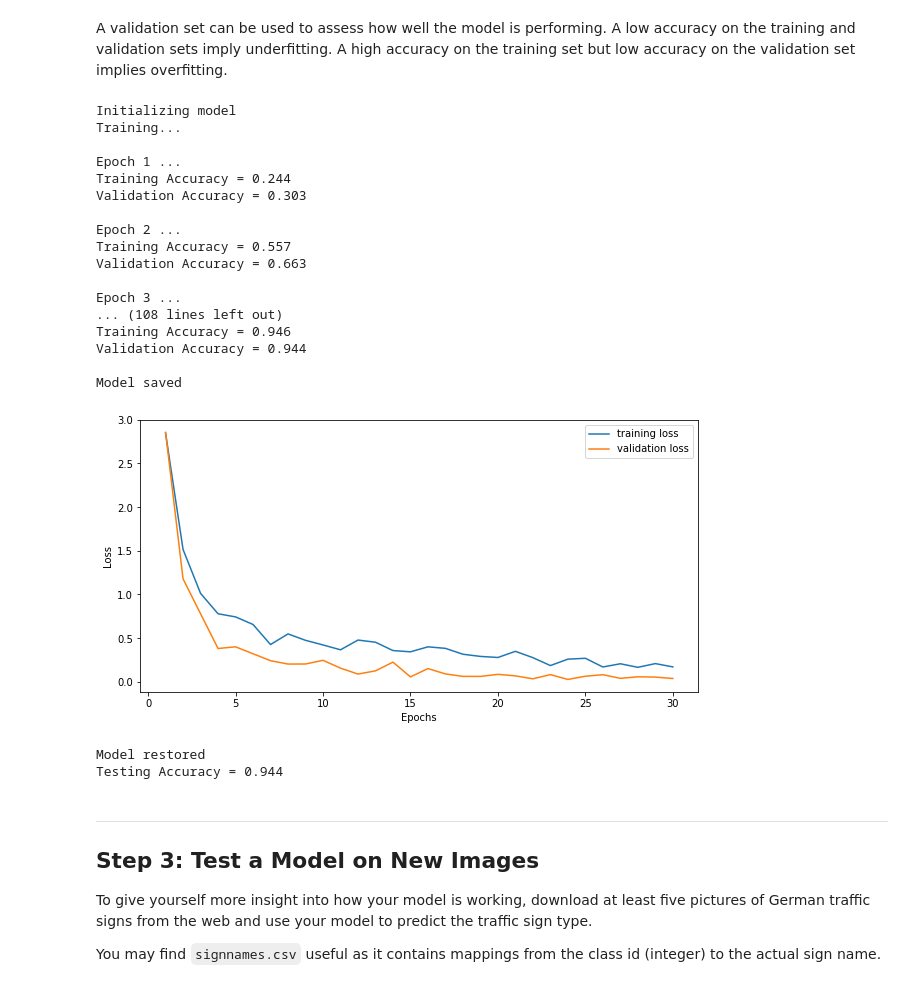
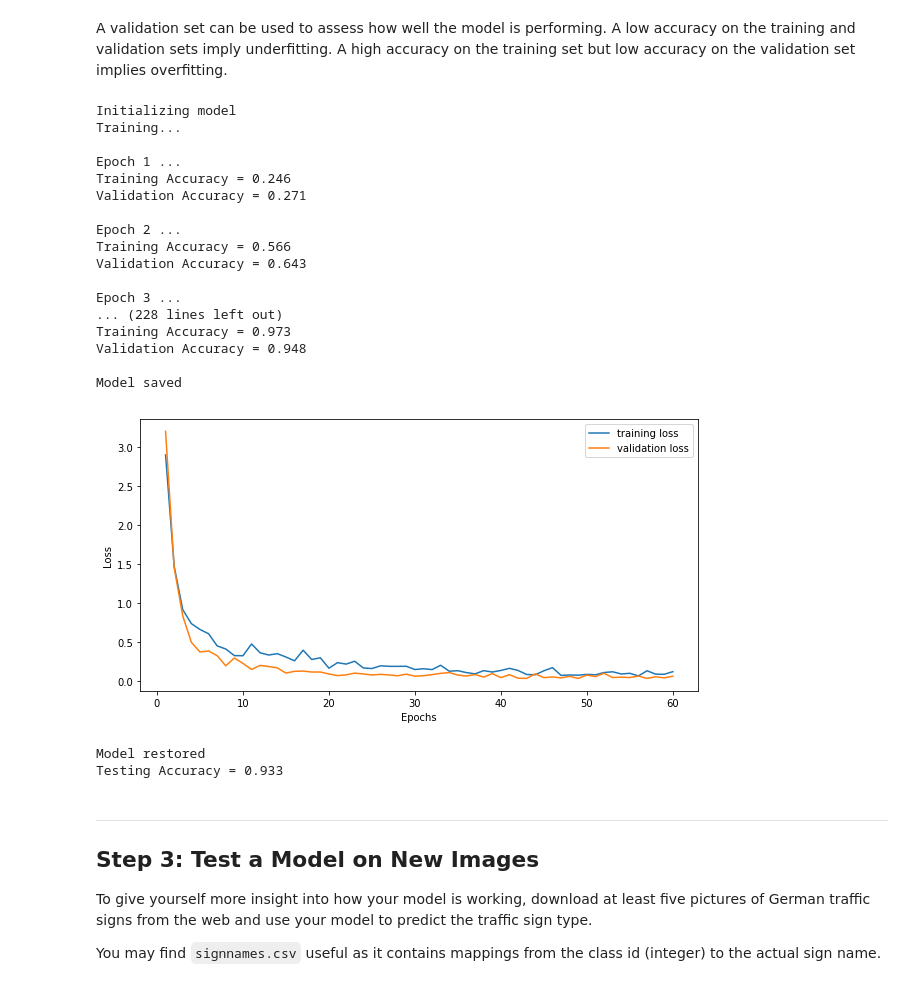
Before and after one commit to boldorider4/udacity_self_driving_engineer, a Jupyter notebook: P02-TrafficSign/Traffic_Sign_Classifier.ipynb, the cells around one changed output. Saved outputs shown, nothing was run; the diff lists cells and outputs as text; code cells hidden in the pictures.

Commit message:
[Project 02] The test set should be used for testing

```diff
--- a/P02-TrafficSign/Traffic_Sign_Classifier.ipynb
+++ b/P02-TrafficSign/Traffic_Sign_Classifier.ipynb
@@ -353,7 +353,7 @@ training_loss_history = []
 validation_loss_history = []
 
 # Epochs
-epochs = 30
+epochs = 60
 
 with tf.Session() as sess:
     if os.path.isfile('./lenet.meta'):
@@ -376,41 +376,41 @@ with tf.Session() as sess:
         validation_accuracy, validation_loss = evaluate(X_valid_norm, y_valid, n_valid, keep_prob_valid)
         training_loss_history.append(training_loss)
         validation_loss_history.append(validation_loss)
         print("Epoch {} ...".format(i+1))
         print("Training Accuracy = {:.3f}".format(training_accuracy))
         print("Validation Accuracy = {:.3f}".format(validation_accuracy))
         print()
 
     saver.save(sess, './lenet')
     print("Model saved")
 
 loss_plot = plt.figure(figsize=(10,5))
 trloss_plot = plt.plot(list(range(1,epochs+1)), training_loss_history, label='training loss')
 valoss_plot = plt.plot(list(range(1,epochs+1)), validation_loss_history, label='validation loss')
 plt.legend()
 plt.xlabel('Epochs')
 plt.ylabel('Loss')
 
 loss_plot.savefig('loss_plot.png')
 # %% [output]
 Initializing model
 Training...
 
 Epoch 1 ...
-Training Accuracy = 0.244
-Validation Accuracy = 0.303
+Training Accuracy = 0.246
+Validation Accuracy = 0.271
 
 Epoch 2 ...
-Training Accuracy = 0.557
-Validation Accuracy = 0.663
+Training Accuracy = 0.566
+Validation Accuracy = 0.643
 
 Epoch 3 ...
-... (108 lines left out)
-Training Accuracy = 0.946
-Validation Accuracy = 0.944
+... (228 lines left out)
+Training Accuracy = 0.973
+Validation Accuracy = 0.948
 
 Model saved
-[figure, old version]
+[figure, new version]
 # %%
 # Tensorflow test
 import os.path
@@ -420,14 +420,14 @@ with tf.Session() as sess:
     if os.path.isfile('./lenet.meta'):
         saver.restore(sess, "./lenet")
         print("Model restored")
-        testing_accuracy, testing_loss = evaluate(X_valid_norm, y_valid, n_valid, keep_prob_valid)
+        testing_accuracy, testing_loss = evaluate(X_test_norm, y_test, n_test, keep_prob_valid)
         print("Testing Accuracy = {:.3f}".format(testing_accuracy))
         print()
     else:
         print("Model missing")
 # %% [output]
 Model restored
-Testing Accuracy = 0.944
+Testing Accuracy = 0.933
 # %% [markdown]
 ---
 
```
Also changed, not shown: parts of 1 cell of this notebook, 4 other files.
